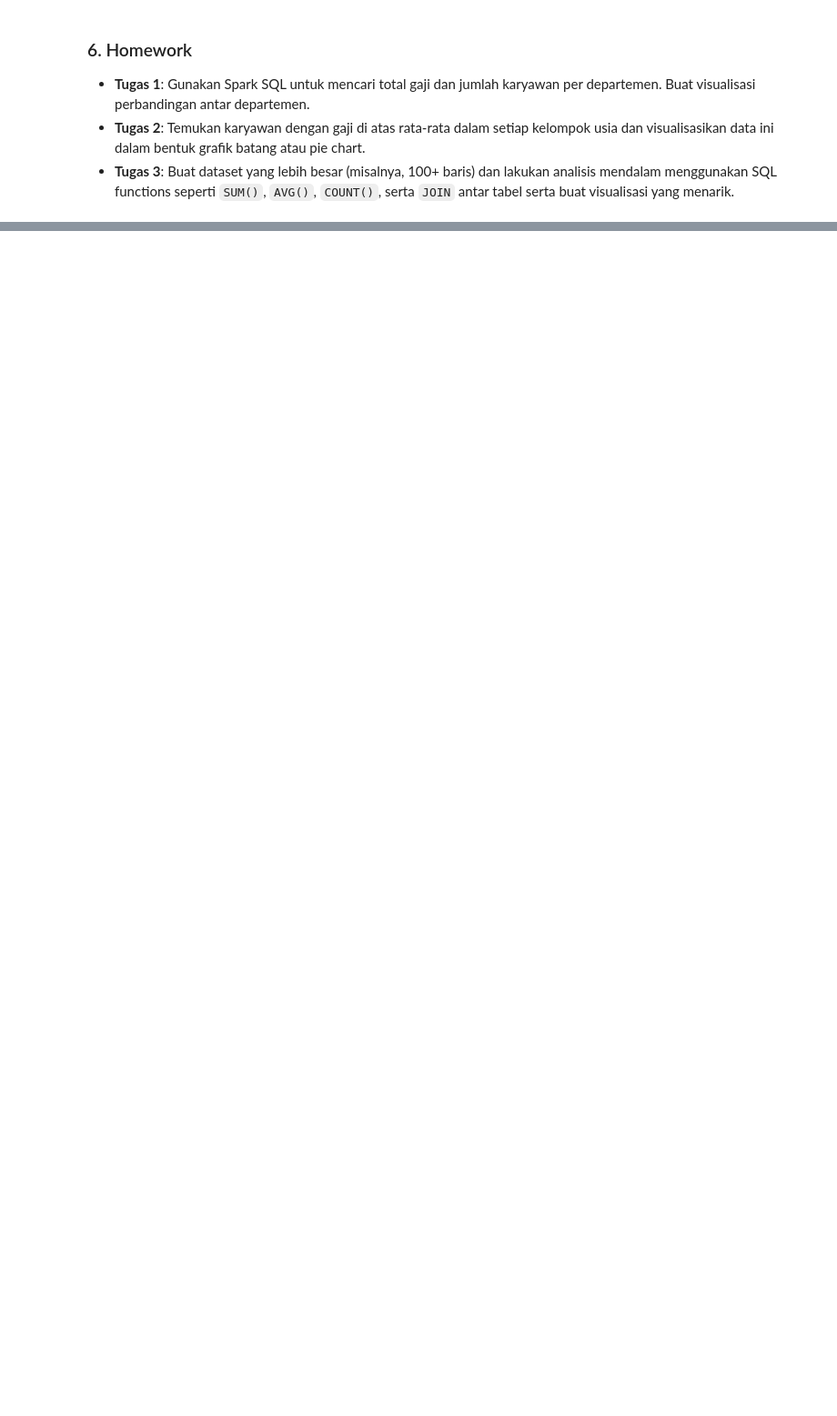
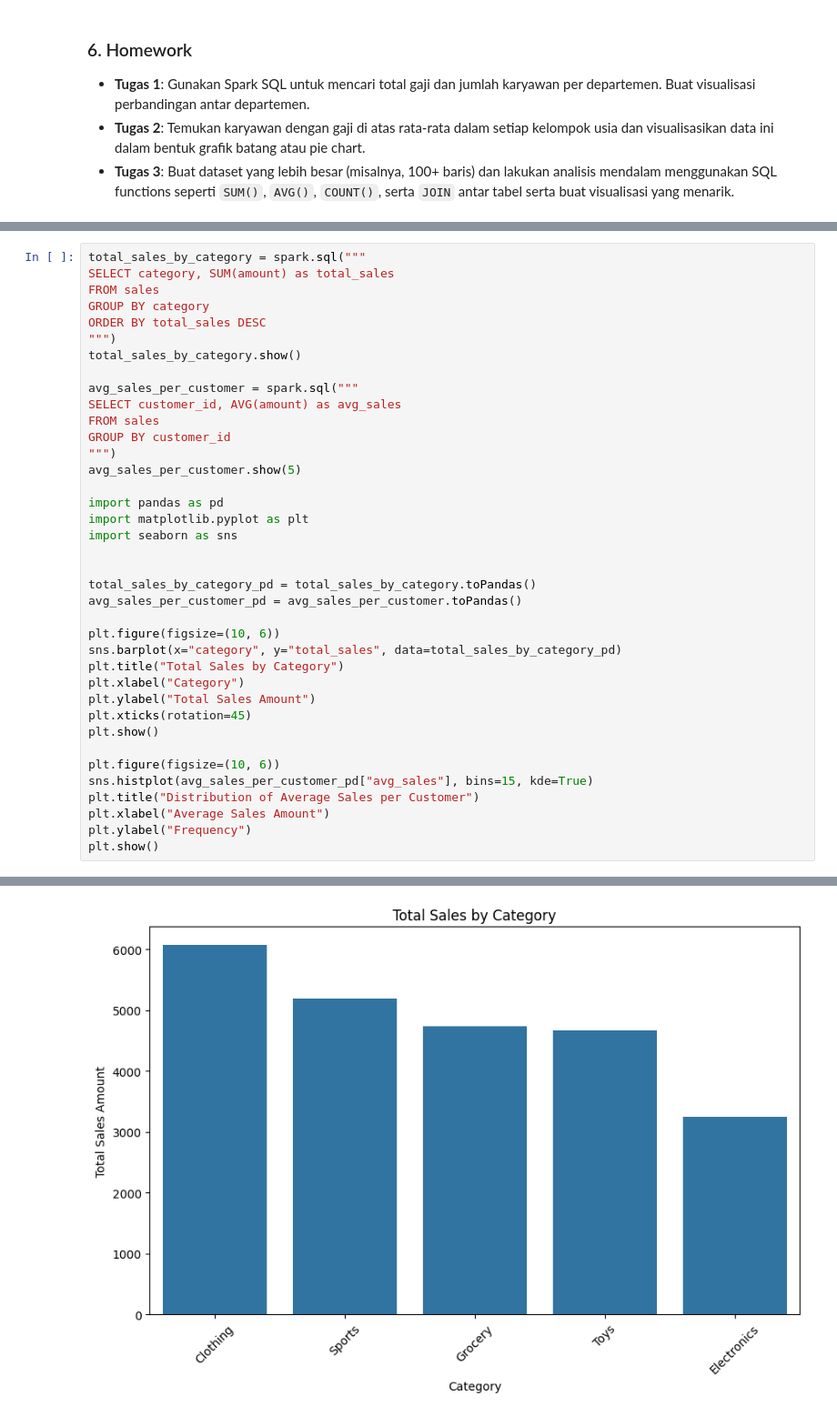
Before and after one commit to stanislausarvaa/Praktikum-Big-Data, a Jupyter notebook: Copy_of_Hands_On_Pertemuan_9.ipynb, the cells around one changed output, grey strips where cells are left out. Shown at 91% size. Saved outputs shown, nothing was run; the diff lists cells and outputs as text; blank space fills up the shorter version.

```diff
--- a/Copy_of_Hands_On_Pertemuan_9.ipynb
+++ b/Copy_of_Hands_On_Pertemuan_9.ipynb
@@ -303,0 +340,39 @@ NameError: name 'spark' is not defined
+# %%
+total_sales_by_category = spark.sql("""
+SELECT category, SUM(amount) as total_sales
+FROM sales
+GROUP BY category
+ORDER BY total_sales DESC
+""")
+total_sales_by_category.show()
+
+avg_sales_per_customer = spark.sql("""
+SELECT customer_id, AVG(amount) as avg_sales
+FROM sales
+GROUP BY customer_id
+""")
+avg_sales_per_customer.show(5)
+
+import pandas as pd
+import matplotlib.pyplot as plt
+import seaborn as sns
+
+
+total_sales_by_category_pd = total_sales_by_category.toPandas()
+avg_sales_per_customer_pd = avg_sales_per_customer.toPandas()
+
+plt.figure(figsize=(10, 6))
+sns.barplot(x="category", y="total_sales", data=total_sales_by_category_pd)
+plt.title("Total Sales by Category")
+plt.xlabel("Category")
+plt.ylabel("Total Sales Amount")
+plt.xticks(rotation=45)
+plt.show()
+
+plt.figure(figsize=(10, 6))
+sns.histplot(avg_sales_per_customer_pd["avg_sales"], bins=15, kde=True)
+plt.title("Distribution of Average Sales per Customer")
+plt.xlabel("Average Sales Amount")
+plt.ylabel("Frequency")
+plt.show()
+# %% [output]
@@ -303,0 +399 @@ NameError: name 'spark' is not defined
+[figure, added]
```
Also changed, not shown: parts of 15 cells of this notebook.
